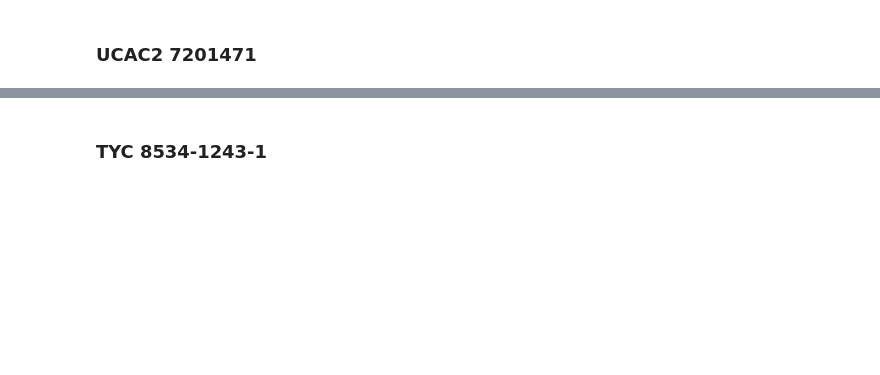
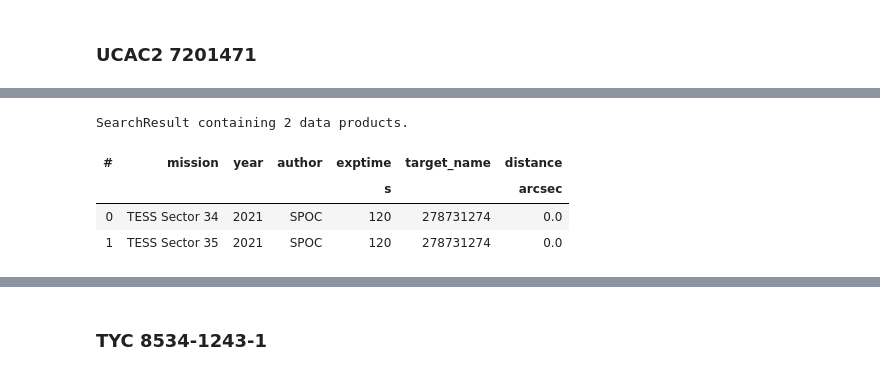
Before and after one commit to gully/acdc, a Jupyter notebook: notebooks/02_lightcurves/02.02_TESS_lightcurves_quicklook.ipynb, the cells around one changed output, grey strips where cells are left out. Drawn from its saved outputs; the diff is of its cells as text; code cells hidden in the pictures; blank space fills up the shorter version.

```diff
--- a/notebooks/02_lightcurves/02.02_TESS_lightcurves_quicklook.ipynb
+++ b/notebooks/02_lightcurves/02.02_TESS_lightcurves_quicklook.ipynb
@@ -66,0 +74,8 @@ for epoch in epochs:
+# %%
+sr
+# %% [output]
+SearchResult containing 2 data products.
+| # | mission | year | author | exptime | target_name | distance |
+|  |  |  |  | s |  | arcsec |
+| 0 | TESS Sector 34 | 2021 | SPOC | 120 | 278731274 | 0.0 |
+| 1 | TESS Sector 35 | 2021 | SPOC | 120 | 278731274 | 0.0 |
```
Also changed, not shown: parts of 26 cells of this notebook.
